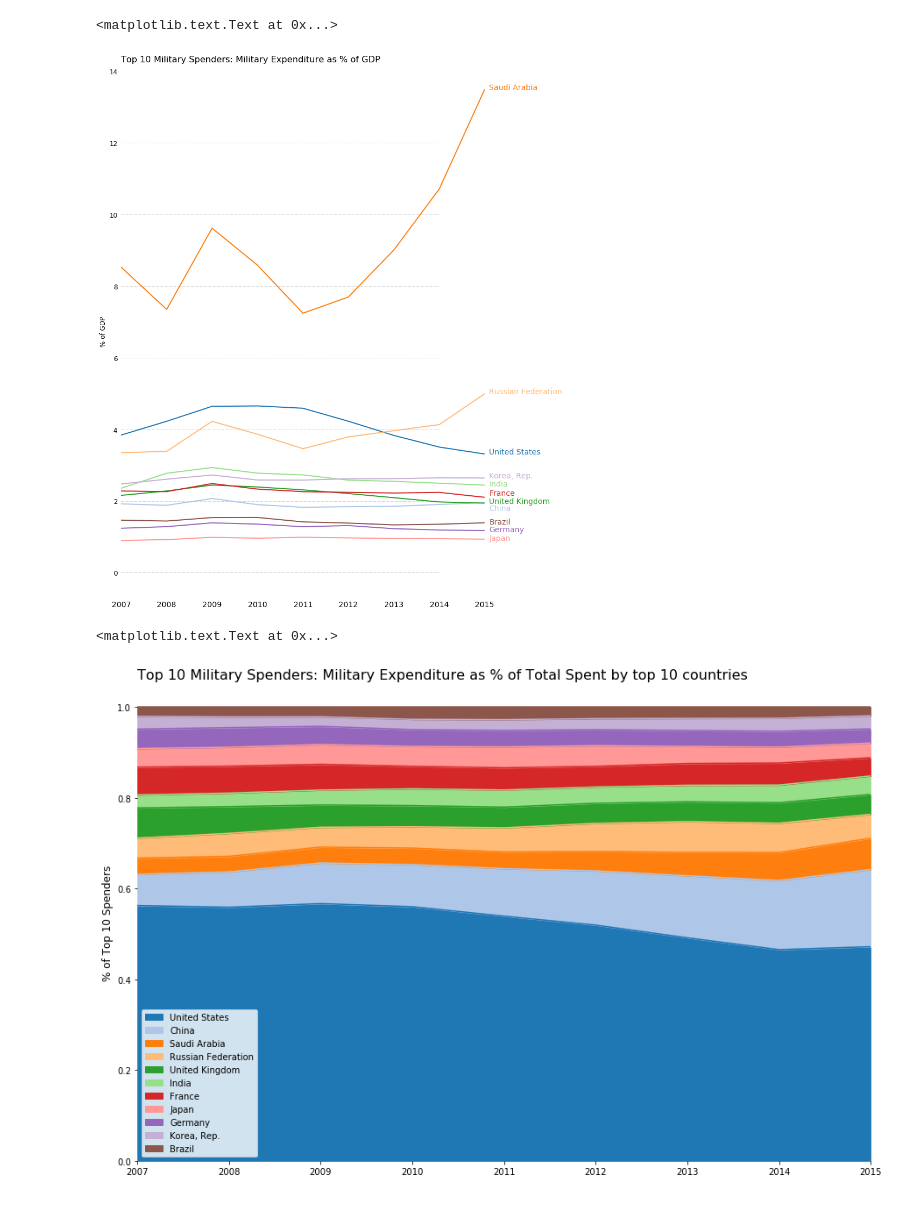
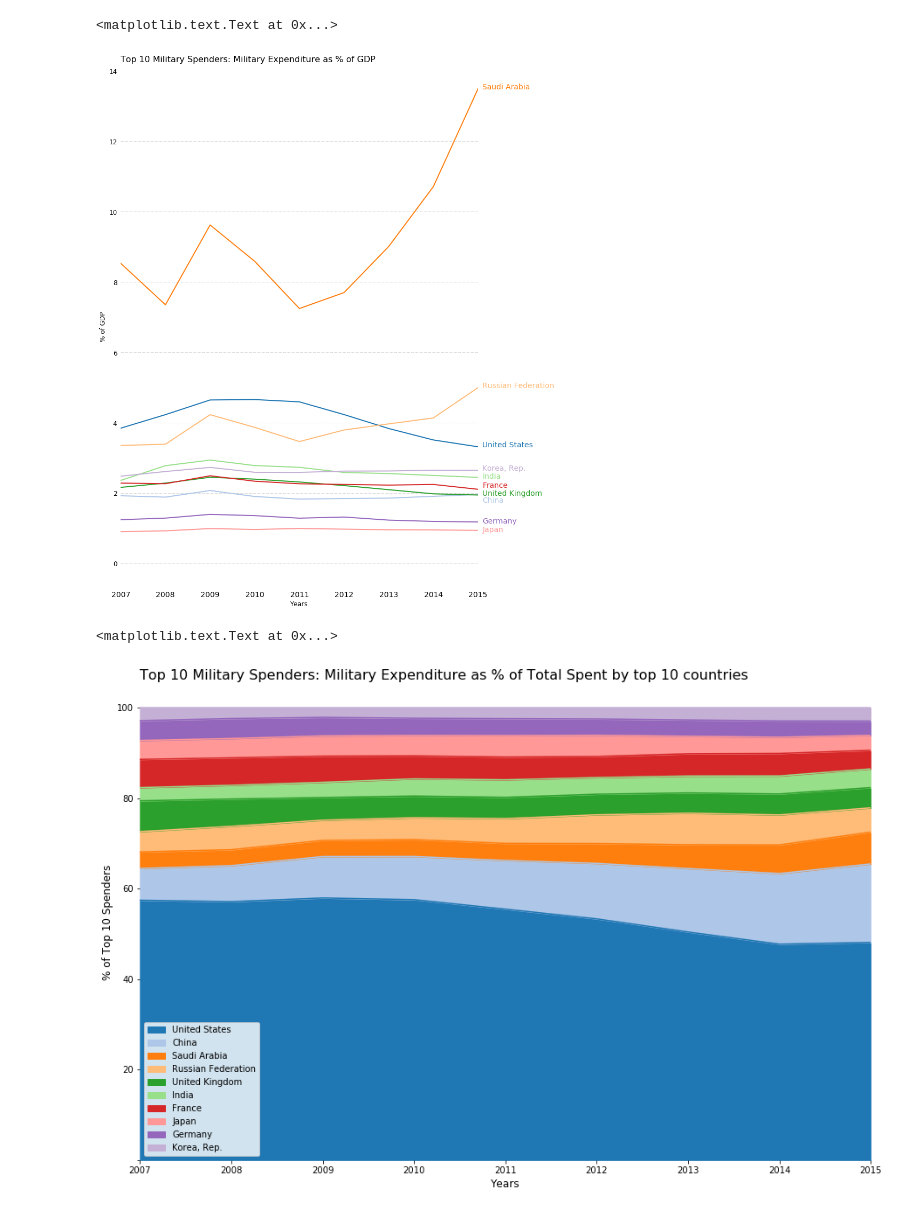
Before and after one commit to maxgrossman/minemilitaries, a Jupyter notebook: minemilitaries.ipynb, the cells around one changed output. Saved outputs shown, nothing was run; the diff lists cells and outputs as text; code cells hidden in the pictures.

Commit message:
add years, handle ticks

```diff
--- a/minemilitaries.ipynb
+++ b/minemilitaries.ipynb
@@ -89,10 +89,10 @@ for i in range(0,len(miliDataList)):
     #make sure all dataframes have values of type float
     miliDataList[i] = miliDataList[i].astype(float)
 
-    #make militarySpending dataframe in billions denomination, also grab top 15 military spenders in 2015
+    #make militarySpending dataframe in billions denomination, also grab top 10 military spenders in 2015
     if(i==0):
         miliDataList[i] = miliDataList[i] * 1000000
-        top15mili = miliDataList[0].sort_values('2015',ascending=False)[0:11].index.values.tolist()
+        top15mili = miliDataList[0].sort_values('2015',ascending=False)[0:10].index.values.tolist()
 
     #subset dataframes to include only top 15 military spenders and years 2007 to 2015
     miliDataList[i] = miliDataList[i].loc[top15mili,"2007":'2015']
@@ -158,7 +158,7 @@ pp.yticks(fontsize=12)
 pp.xticks(fontsize=14)
 # add a dashed line at height equal to y axis tick marks
 for y in [y * 0.01 for y in range(0,14,2)]:
-    pp.plot(range(2007, 2015), [y] * len(range(2007, 2015)), "--", lw=0.5, color="black", alpha=0.3)
+    pp.plot(range(2007, 2016), [y] * len(range(2007, 2016)), "--", lw=0.5, color="black", alpha=0.3)
 # remove unwanted tick labels using tick_params
 # axis and which both makes sure both y and x axis can be controlled
 # top, left, and right off set ticks as off
@@ -194,32 +194,35 @@ for i in range(0,len(miliDataList[3].index.values.tolist())):
 
 # plot the y-axis label and the title
 pp.ylabel('% of GDP',size=12)
+pp.xlabel('Years', size=12)
 pp.title('Top 10 Military Spenders: Military Expenditure as % of GDP',
          fontsize=16,loc='left')
 # %% [output]
 <matplotlib.text.Text at 0x...>
-[figure, old version]
+[figure, new version]
 # %%
 # military spending compared to total spending of all other countries
 
 # use pandas area plot method to make stacked area plot
 miliDataList[4].T.plot.area(figsize=(15,10),
                             color=tableau20)
 
 # get axis object, then remove unwanted borders
 ax = pp.subplot(111)
 ax.spines["top"].set_visible(False)
 ax.spines["bottom"].set_visible(False)
 ax.spines["right"].set_visible(False)
 ax.spines["left"].set_visible(False)
+ax.yaxis.set_major_formatter(mtick.FixedFormatter(["",20,40,60,80,100]))
 
 # add title and y axis label
 pp.ylabel('% of Top 10 Spenders',size=12)
+pp.xlabel('Years', size=12)
 pp.title("Top 10 Military Spenders: Military Expenditure as % of Total Spent by top 10 countries",
          fontsize=16,loc='left')
 # %% [output]
 <matplotlib.text.Text at 0x...>
-[figure, old version]
+[figure, new version]
 # %%
 # per person military spending v. per person gdp
 
```
Also changed, not shown: parts of 5 cells of this notebook.
